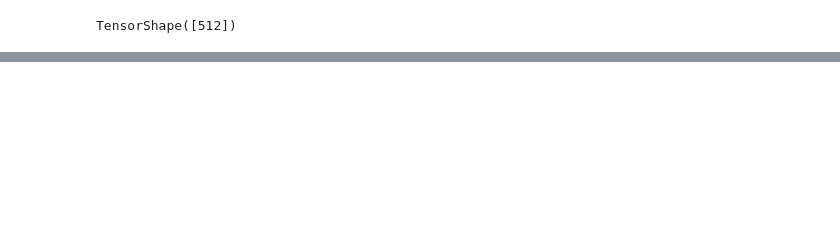
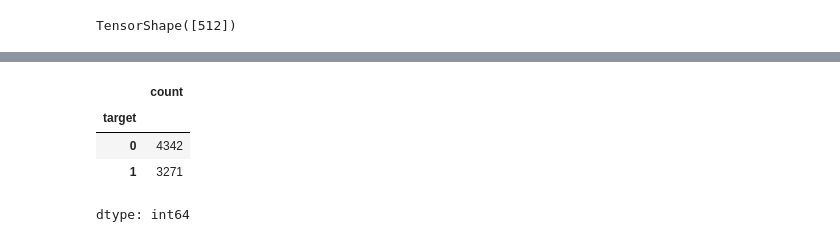
Before and after one commit to Adnan-edu/tensorflow-deep-learning, a Jupyter notebook: 08_introduction_to_nlp_in_tensorflow.ipynb, the cells around one changed output, grey strips where cells are left out. Cells and saved outputs as stored; diff of their text form; code cells hidden in the pictures; blank space fills up the shorter version.

```diff
--- a/08_introduction_to_nlp_in_tensorflow.ipynb
+++ b/08_introduction_to_nlp_in_tensorflow.ipynb
@@ -952,0 +1132,9 @@ TensorShape([512])
+# %%
+# Check the number of targets in our subset of data
+train_df_shuffled["target"].value_counts()
+# %% [output]
+|  | count |
+| target |  |
+| 0 | 4342 |
+| 1 | 3271 |
+dtype: int64
```
Also changed, not shown: parts of 58 cells of this notebook.
